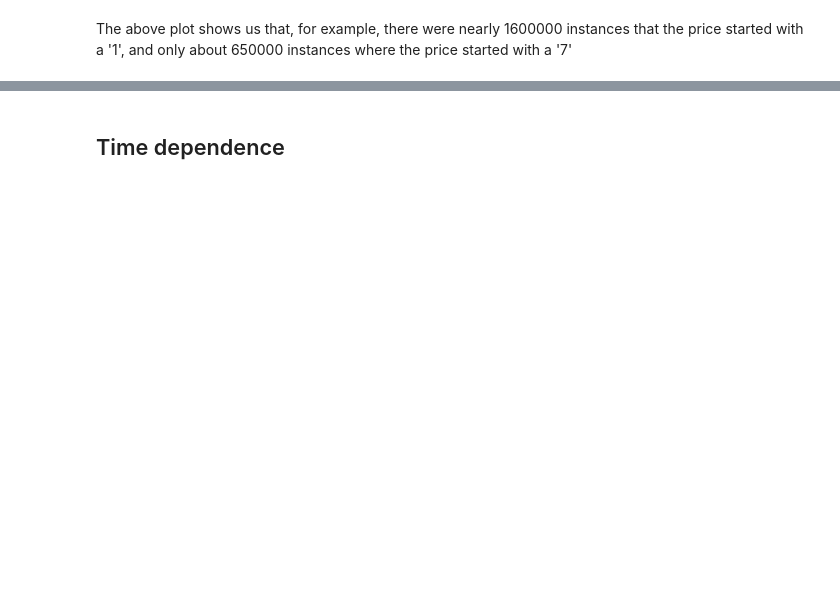
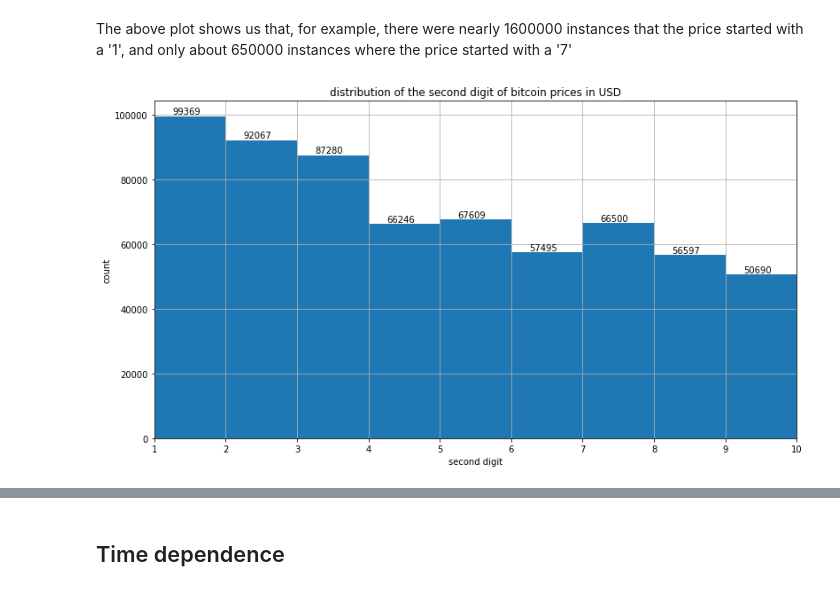
Before and after one commit to Mitchellpkt/empirical-benford-analyses, a Jupyter notebook: empirical-benford-analysis.ipynb, the cells around one changed output, grey strips where cells are left out. Drawn from its saved outputs; the diff is of its cells as text; code cells hidden in the pictures; blank space fills up the shorter version.

```diff
--- a/empirical-benford-analysis.ipynb
+++ b/empirical-benford-analysis.ipynb
@@ -199,2 +231,16 @@ for x in range(len(digs)):
 # %% [markdown]
 The above plot shows us that, for example, there were nearly 1600000 instances that the price started with a '1', and only about 650000 instances where the price started with a '7'
+# %%
+f = plt.figure(figsize=(13,7), facecolor='w')
+bins = range(1,11)
+tr_nan = plt.hist(dfx['dig2'], bins = bins)
+plt.xlabel('second digit')
+plt.ylabel('count')
+plt.title('distribution of the second digit of bitcoin prices in USD');
+plt.grid('on')
+plt.xlim((1,10));
+
+for x in range(len(digs)):
+    plt.text(digs[x]+0.25, counts2[x]*1.01, str(counts2[x]))
+# %% [output]
+[figure, added]
```
Also changed, not shown: parts of 21 cells of this notebook.
